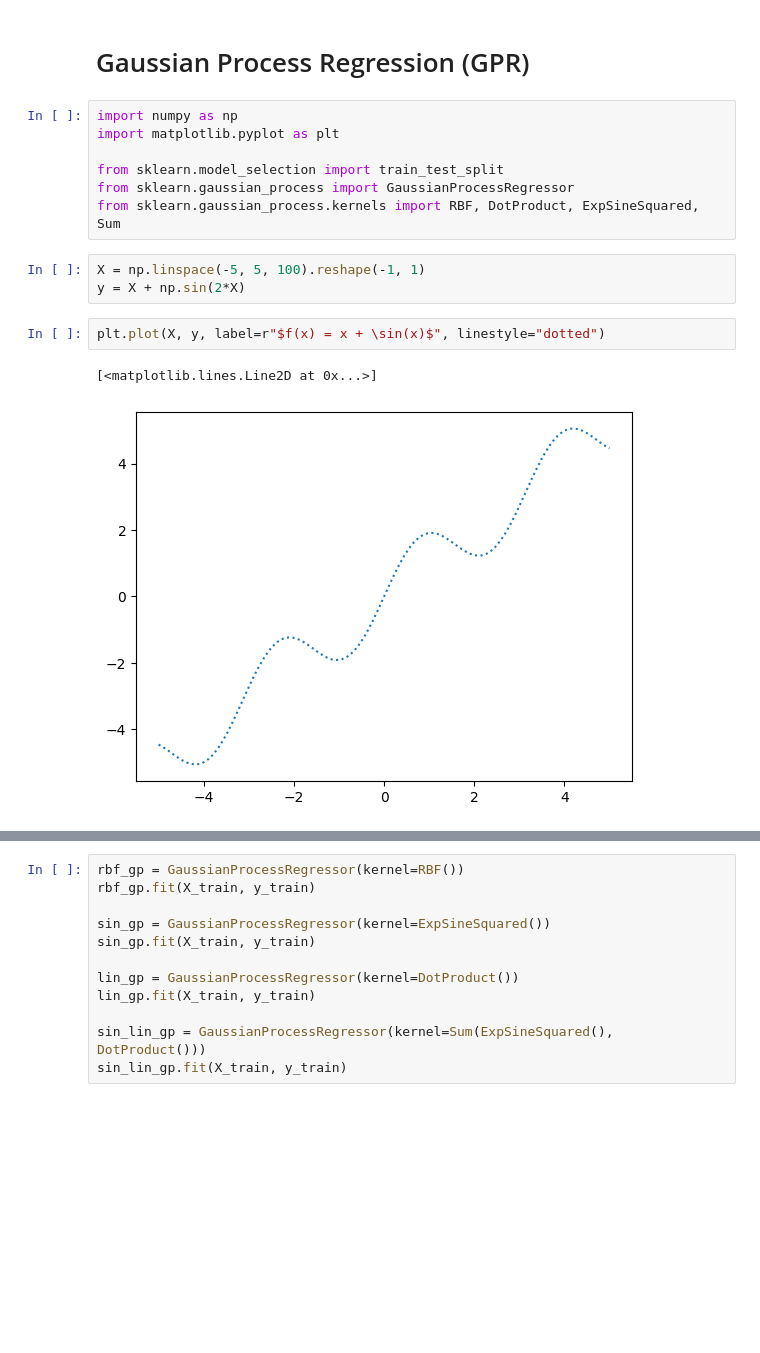
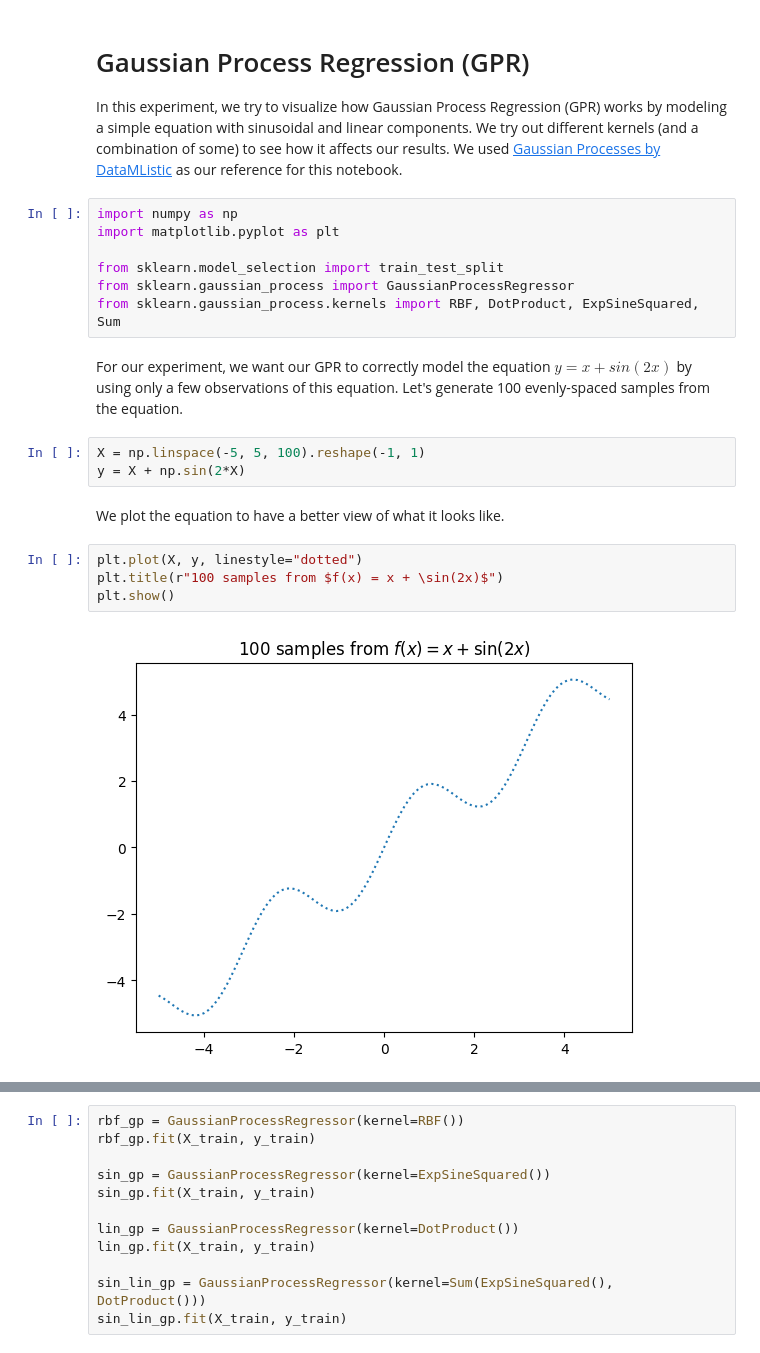
Before and after one commit to davidpiscasio/data-science, a Jupyter notebook: GaussianProcess/gp_regression.ipynb, the cells around one changed output, grey strips where cells are left out. Drawn from its saved outputs; the diff is of its cells as text; blank space fills up the shorter version.

Commit message:
Add markdown explanations to GPR notebook, update gitignore

```diff
--- a/GaussianProcess/gp_regression.ipynb
+++ b/GaussianProcess/gp_regression.ipynb
@@ -1,5 +1,6 @@
 # %% [markdown]
 # Gaussian Process Regression (GPR)
+In this experiment, we try to visualize how Gaussian Process Regression (GPR) works by modeling a simple equation with sinusoidal and linear components. We try out different kernels (and a combination of some) to see how it affects our results. We used [Gaussian Processes by DataMListic](https://www.youtube.com/watch?v=BTEbaPoZ08Y) as our reference for this notebook.
 # %%
 import numpy as np
 import matplotlib.pyplot as plt
@@ -7,11 +8,16 @@ import matplotlib.pyplot as plt
 from sklearn.model_selection import train_test_split
 from sklearn.gaussian_process import GaussianProcessRegressor
 from sklearn.gaussian_process.kernels import RBF, DotProduct, ExpSineSquared, Sum
+# %% [markdown]
+For our experiment, we want our GPR to correctly model the equation $y=x+sin(2x)$ by using only a few observations of this equation. Let's generate 100 evenly-spaced samples from the equation.
 # %%
 X = np.linspace(-5, 5, 100).reshape(-1, 1)
 y = X + np.sin(2*X)
+# %% [markdown]
+We plot the equation to have a better view of what it looks like.
 # %%
-plt.plot(X, y, label=r"$f(x) = x + \sin(x)$", linestyle="dotted")
+plt.plot(X, y, linestyle="dotted")
+plt.title(r"100 samples from $f(x) = x + \sin(2x)$")
+plt.show()
 # %% [output]
-[<matplotlib.lines.Line2D at 0x...>]
-[figure, old version]
+[figure, new version]
```
Also changed, not shown: parts of 11 cells of this notebook, 2 other files.
